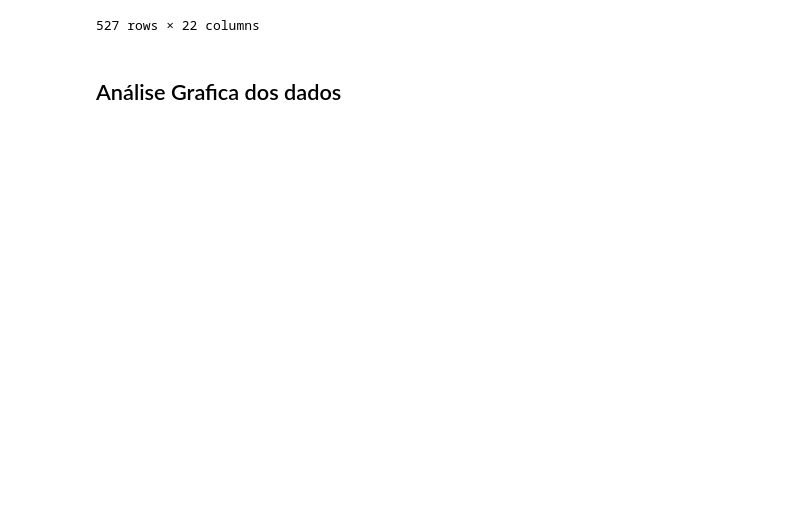
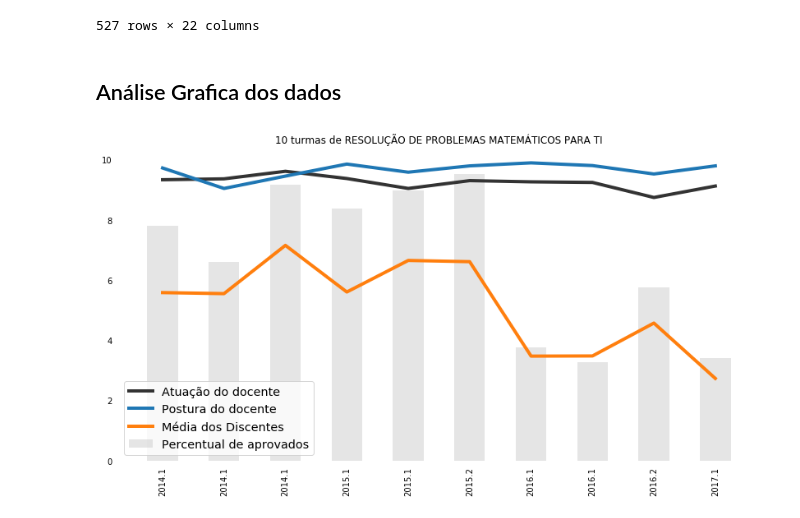
Before and after one commit to ayrtoneverton/ufrn_teacher_evaluations, a Jupyter notebook: analyze.ipynb, the cells around one changed output. Drawn from its saved outputs; the diff is of its cells as text; code cells hidden in the pictures; blank space fills up the shorter version.

```diff
--- a/analyze.ipynb
+++ b/analyze.ipynb
@@ -157,3 +157,35 @@ avaliacoes
 527 rows × 22 columns
 # %% [markdown]
 ## Análise Grafica dos dados
+# %%
+# Criando função para exibir gráfico
+# recebe como parâmetro uma as avaliações filtradas
+def showGrafic(a):
+    # Criando e personalizando o gráfico
+    ax = plt.figure(figsize=(14, 7)).add_subplot(1, 1, 1)
+
+    x = range(len(a))
+    ax.plot(x, a.atuacao_profissional_media, color='#333333', linewidth=4, label='Atuação do docente')
+    ax.plot(x, a.postura_profissional_media, linewidth=4, label='Postura do docente')
+    ax.plot(x, a.media_discentes, linewidth=4, label='Média dos Discentes')
+    ax.bar(x, a.percentual_aprovados/10, alpha=0.5, color='#cccccc', width=0.5, label='Percentual de aprovados')
+
+    xlabel = []
+    for aux in x:
+        xlabel.append(f'{np.asarray(a.ano)[aux]}.{np.asarray(a.periodo)[aux]}')
+    plt.xticks(x, xlabel, rotation='vertical')
+    ax.legend(loc='lower left', fontsize='x-large')
+    ax.tick_params(bottom=False, top=False, left=False, right=False)
+    ax.set_title(f'{len(x)} turmas de {a.nome.unique()[0]}')
+    for d in ['top','bottom','left','right']:
+        ax.spines[d].set_visible(False)
+
+    plt.show()
+# %%
+# Restringindo dados de um professor e uma disciplina para o gráfico
+a = avaliacoes[avaliacoes.codigo == 'IMD0019']
+a = a[a.id_docente == 5756386].sort_values(['ano', 'periodo'])
+
+showGrafic(a)
+# %% [output]
+[figure, added]
```
Also changed, not shown: parts of 4 cells of this notebook.
